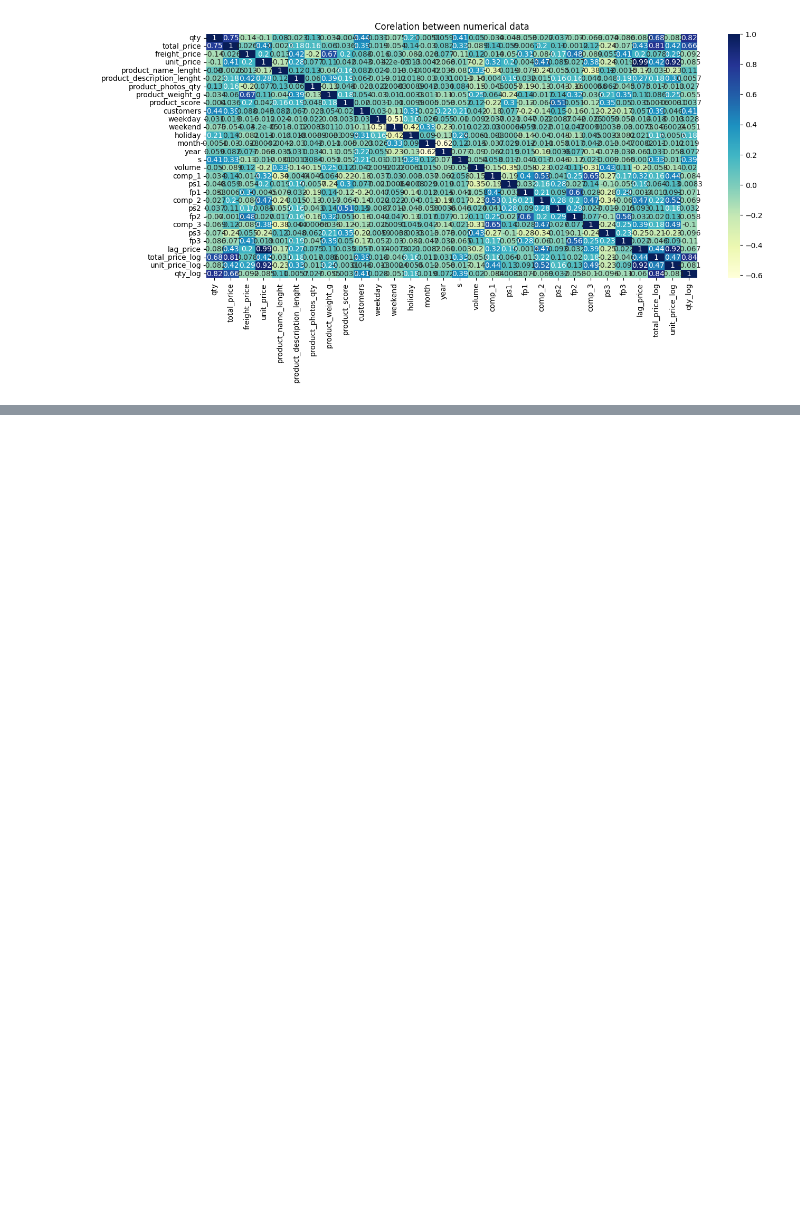
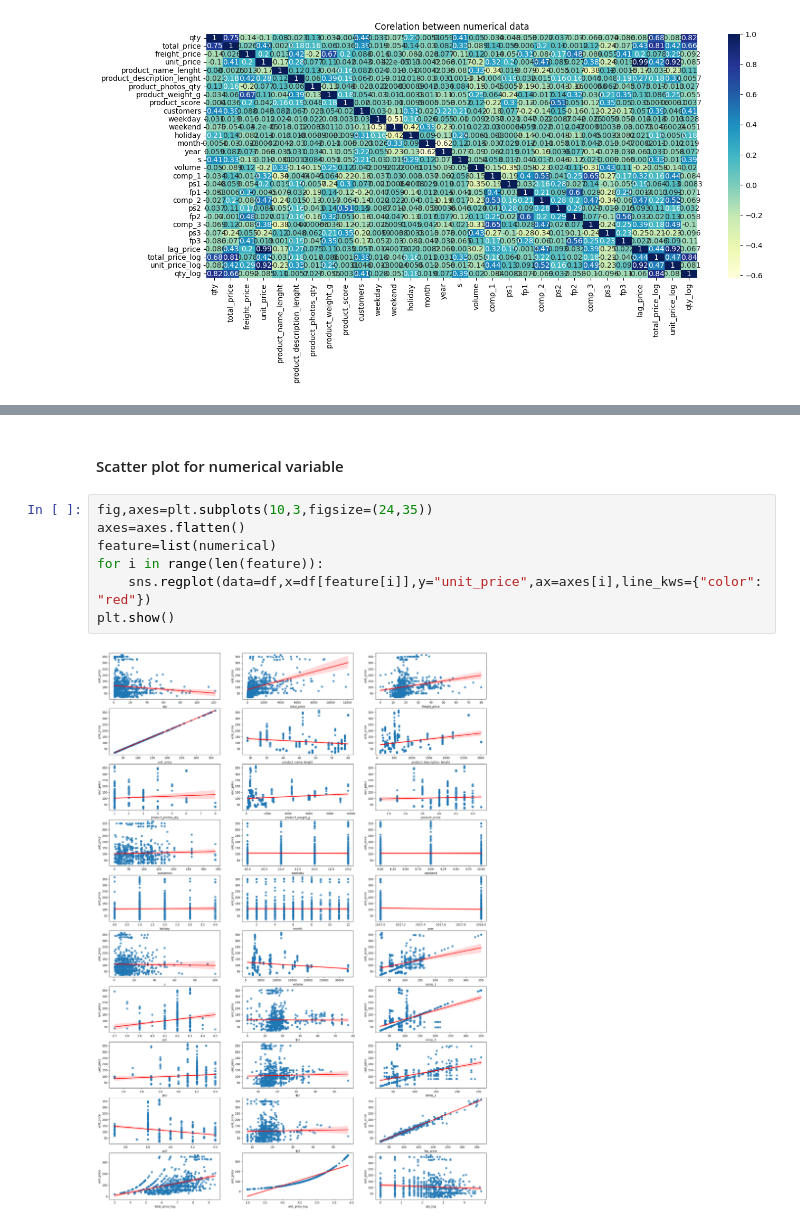
Before and after one commit to AdirajJohn/Retail_Price_Optimization, a Jupyter notebook: Price_optimization.ipynb, the cells around one changed output, grey strips where cells are left out. Drawn from its saved outputs; the diff is of its cells as text; blank space fills up the shorter version.

```diff
--- a/Price_optimization.ipynb
+++ b/Price_optimization.ipynb
@@ -179,0 +186,11 @@ hii
+# %% [markdown]
+#### Scatter plot for numerical variable
+# %%
+fig,axes=plt.subplots(10,3,figsize=(24,35))
+axes=axes.flatten()
+feature=list(numerical)
+for i in range(len(feature)):
+    sns.regplot(data=df,x=df[feature[i]],y="unit_price",ax=axes[i],line_kws={"color": "red"})
+plt.show()
+# %% [output]
+[figure, added]
```
Also changed, not shown: parts of 23 cells of this notebook.
